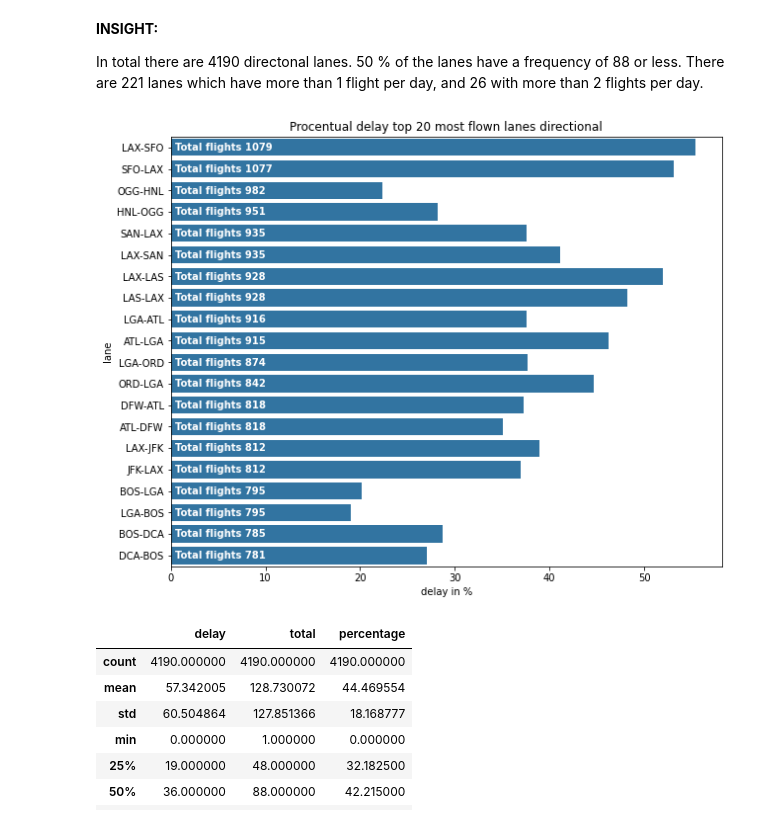
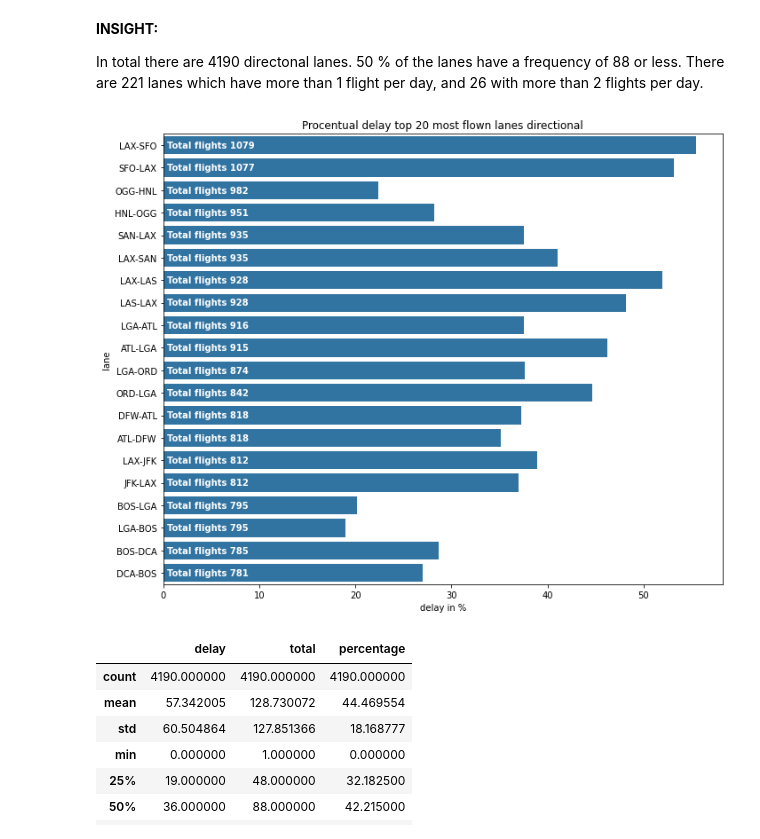
Before and after one commit to julienboth/udacity_ds_nd, a Jupyter notebook: project_1_intro_to_ds/airline_analysis.ipynb, the cells around one changed output. Saved outputs shown, nothing was run; the diff lists cells and outputs as text; code cells hidden in the pictures.

```diff
--- a/project_1_intro_to_ds/airline_analysis.ipynb
+++ b/project_1_intro_to_ds/airline_analysis.ipynb
@@ -356,38 +356,38 @@ In total there are 4190 directonal lanes. 50 % of the lanes have a frequency of
 ### Diagram for the top 20 most flown lanes, sorted by total amount of flights ###
 top_20 = lane_df.sort_values(by="total", ascending=False)[:20]
 
-plt.figure(figsize=(10, 8))
+plt.figure(figsize=(10, 8), layout='tight')
 base_color = sns.color_palette()[0]
 d = sns.barplot(
     y=top_20.index,
     x="percentage",
     data=top_20,
     color=base_color,
     order=top_20.index,
     orient="h",
 )
 
 locs, labels = plt.yticks()
 
 for loc, label in zip(locs, labels):
     total_flights = top_20.loc[label.get_text(), "total"]
 
     plt.text(
         x=0.4,
         y=loc,
         s=f"Total flights {total_flights}",
         va="center",
         color="white",
         fontweight=650,
     )
 
 d.set_ylabel("lane")
 d.set_xlabel("delay in %")
 d.set_title("Procentual delay top 20 most flown lanes directional");
 
 plt.savefig("picture/lanes_directional.png", dpi=360)
 # %% [output]
-[figure, old version]
+[figure, new version]
 # %%
 lane_df.describe()
 # %% [output]
```
Also changed, not shown: parts of 2 cells of this notebook, 3 other files.
